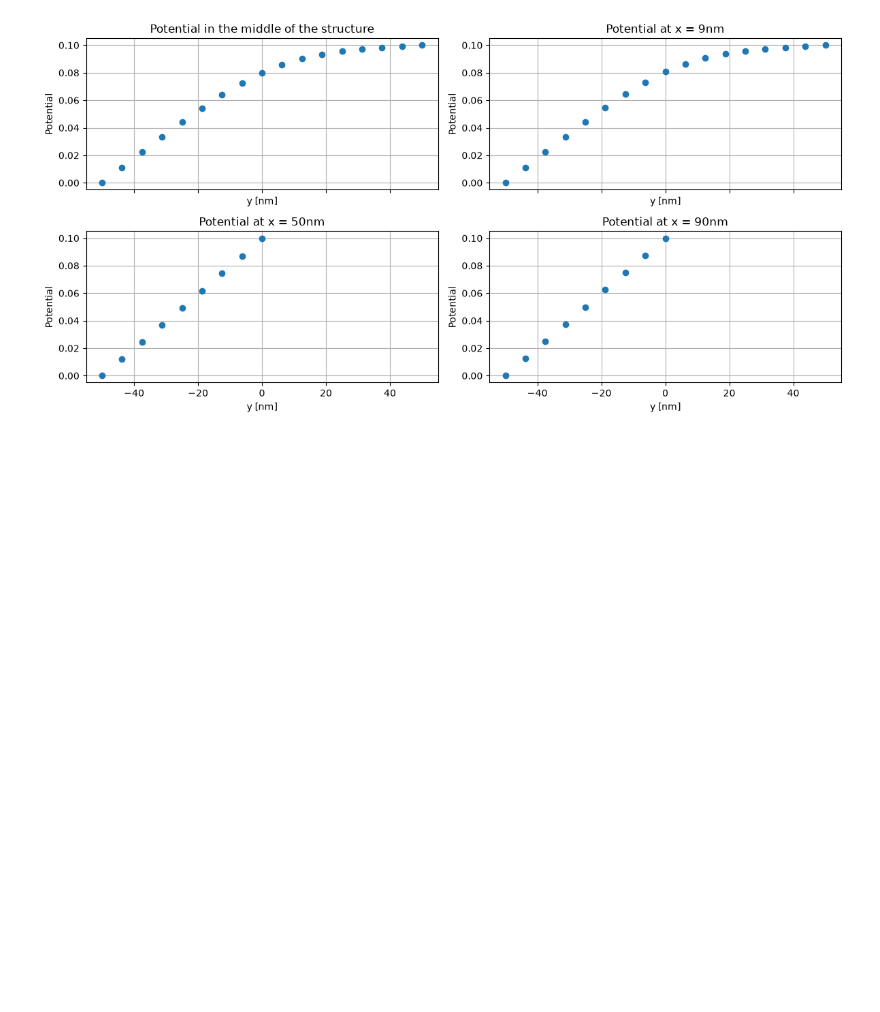
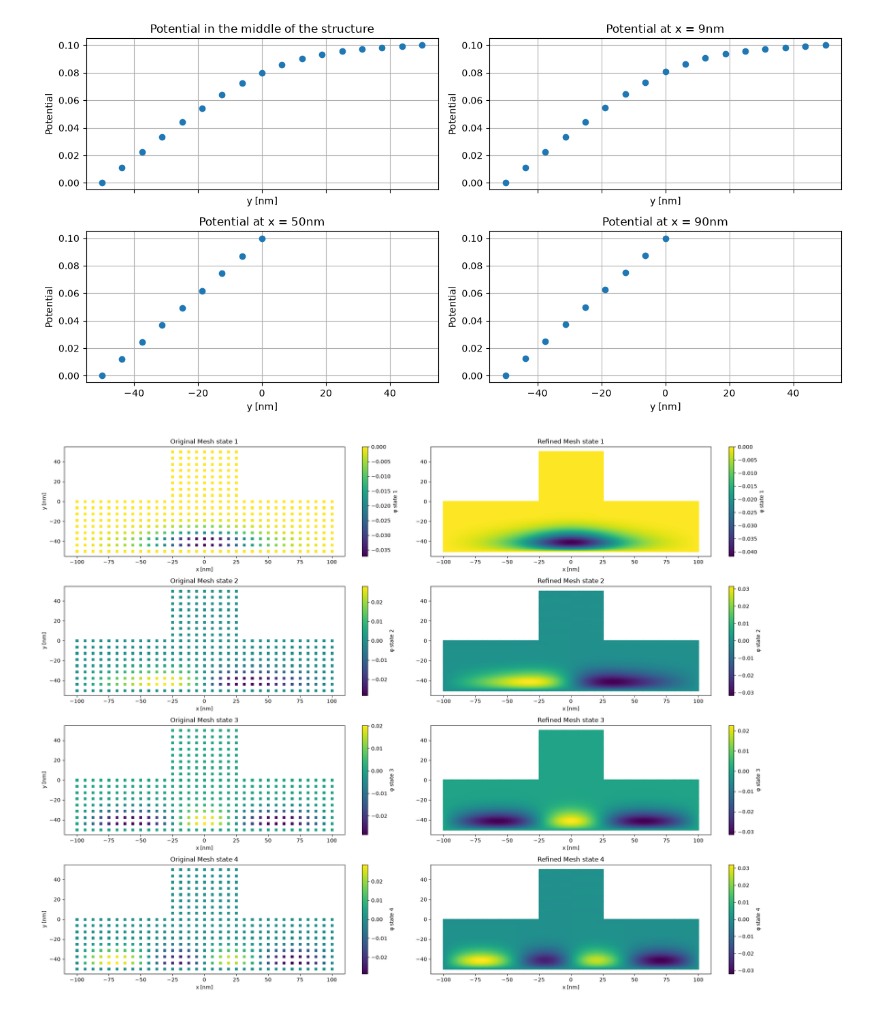
Before and after one commit to MatNogaj50/quantum-wire-poisson-fem, a Jupyter notebook: Projekt_MOF2.ipynb, the cells around one changed output. Cells and saved outputs as stored; diff of their text form; code cells hidden in the pictures; blank space fills up the shorter version.

Commit message:
final plots and fixes

```diff
--- a/Projekt_MOF2.ipynb
+++ b/Projekt_MOF2.ipynb
@@ -7,9 +7,10 @@ import numba as nb
 totalNum = 369
 delta = 1e-2
 coordStep = 12.5
-Vtop = 0.1
-Vbottom = 0
-mass = 0.0067
+atomicUnit = 0.05292
+energyUnitConversion = 27.2114
+mass = 0.067 # atomicUnit
+hBar = 1 # atomicUnit
 batteOfGrunwaldDate = 1410
 globalNum, xCoordNano, yCoordNano, boxPosition = np.loadtxt("data/11.dat", unpack = True)
 boxPositionMapping = {"inside": 0, "lr edge": 1, "bottom edge": 2, "top edge": 3}
@@ -236,8 +239,8 @@ plt.show()
 # %% [output]
 [figure]
 # %%
-potential = get_node_potentials()
-NewPotentials, newXCoordNano, newYCoordNano = get_refined_mesh_potentials(potential, 8)
+potential = get_node_potentials(Vtop = 0.1, Vbottom = 0)
+NewPotentials, newXCoordNano, newYCoordNano = get_refined_mesh(potential, 8)
 fig, ax = plt.subplots(1, 2, figsize=(15, 5))
 scatter0 = ax[0].scatter(xCoordNano, yCoordNano, c=potential, marker="s", s=20)
 scatter1 = ax[1].scatter(newXCoordNano, newYCoordNano, c=NewPotentials, marker="s", s=3)
@@ -336,7 +339,7 @@ def get_local_s_element(i, j):
 @nb.njit
 def get_local_matrix_kinetic():
     tLocal = get_local_matrix_t()
-    return tLocal / (2 * mass)
+    return ( hBar * hBar * tLocal / (2 * mass) * ( atomicUnit * atomicUnit ) ) * energyUnitConversion
 
 @nb.njit
 def get_local_potential_element(i, j, k, potentials):
@@ -348,7 +351,7 @@ def get_local_potential_element(i, j, k, potentials):
             weight = get_w(l) * get_w(n)
             h_j = get_h_shape_function(j, coord1, coord2)
             h_i = get_h_shape_function(i, coord1, coord2)
-            v_jik += weight * h_j * h_i * get_global_potential_from_local(coord1, coord2, k, potentials)
+            v_jik += weight * h_j * h_i * get_global_potential_or_wave_function_from_local(coord1, coord2, k, potentials)
     return v_jik * coordStep * coordStep * 0.25
 
 @nb.njit
@@ -391,3 +394,34 @@ def get_node_eigenvalues_and_eigenvectors(potentials):
     set_S_and_H_boundaries(S, H)
     eigenvalues, eigenvectors = eigh(H, S)
     return eigenvalues, eigenvectors
+# %%
+def plot_4_states_and_get_energy(Vtop, Vbottom, plot):
+    potential = get_node_potentials(Vtop, Vbottom)
+    eigenvalues, eigenvectors = get_node_eigenvalues_and_eigenvectors(potential)
+    firstIndex = np.where(eigenvalues > 0)[0][0]
+    optimalEigenvalues, optimalEigenvectors = eigenvalues[firstIndex:], eigenvectors[:, firstIndex:]
+    if plot:
+        fig, ax = plt.subplots(4, 2, figsize=(20, 15))
+        for i in range(4):
+            waveFunction, newXCoordNano, newYCoordNano = get_refined_mesh(optimalEigenvectors[:, i], 12)
+            scatter0 = ax[i][0].scatter(xCoordNano, yCoordNano, c=optimalEigenvectors[:, i], marker="s", s=20)
+            scatter1 = ax[i][1].scatter(newXCoordNano, newYCoordNano, c=waveFunction, marker="s", s=3)
+            fig.colorbar(scatter0, ax=ax[i][0], label=f"φ state {i + 1}")
+            fig.colorbar(scatter1, ax=ax[i][1], label=f"φ state {i + 1}")
+            plt.title("Wave Function")
+            ax[i][0].set_title(f"Original Mesh state {i + 1}")
+            ax[i][1].set_title(f"Refined Mesh state {i + 1}")
+            ax[i][0].set_xlabel("x [nm]")
+            ax[i][1].set_xlabel("x [nm]")
+            ax[i][0].set_ylabel("y [nm]")
+        plt.tight_layout()
+        plt.show()
+    return optimalEigenvalues[:4]
+# %%
+potentialsOfTop = np.linspace(0.1, 1, 10)
+energiesOf4States = np.zeros((10, 4))
+energiesOf4States[0, :] = plot_4_states_and_get_energy(0.1, 0, True)
+for i in range(1, 10):
+    energiesOf4States[i, :] = plot_4_states_and_get_energy(potentialsOfTop[i], 0, False)
+# %% [output]
+[figure, added]
```
Also changed, not shown: parts of 2 cells of this notebook.
